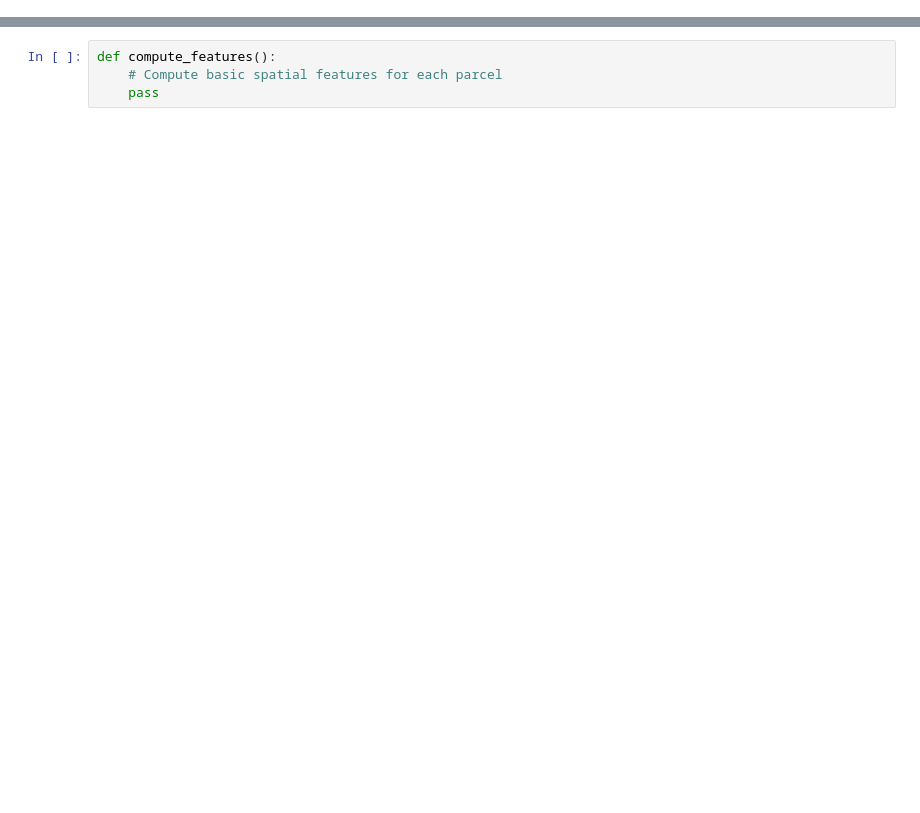
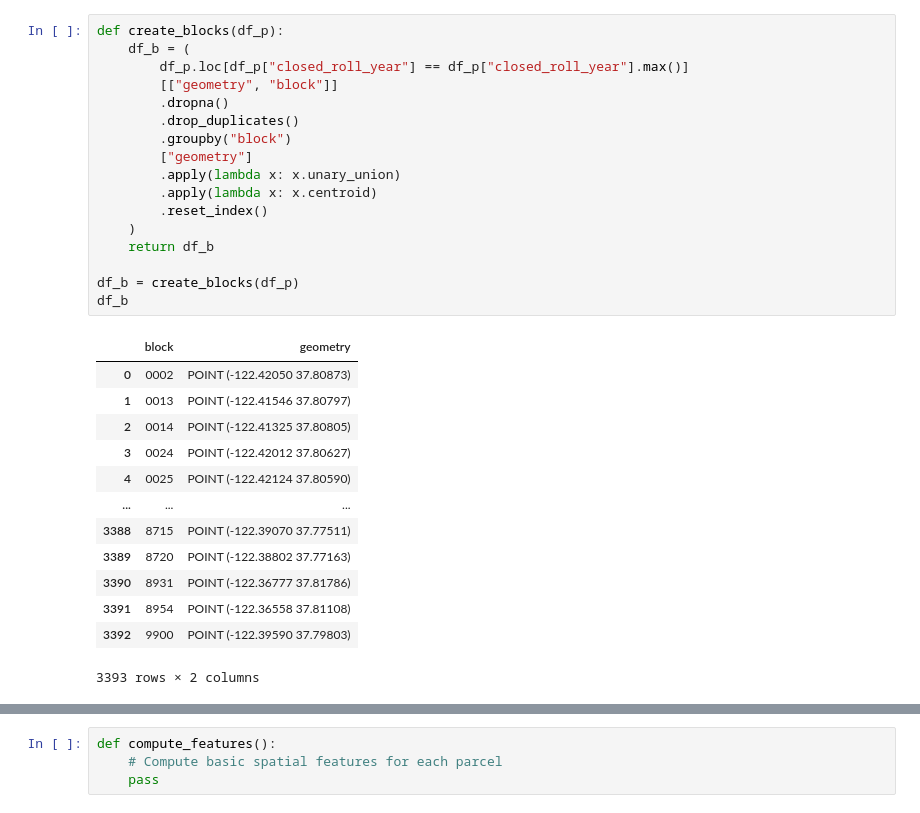
Before and after one commit to gauravsett/sf-eviction-forecasting, a Jupyter notebook: explore.ipynb, the cells around one changed output, grey strips where cells are left out. Drawn from its saved outputs; the diff is of its cells as text; blank space fills up the shorter version.

```diff
--- a/explore.ipynb
+++ b/explore.ipynb
@@ -56,0 +73,31 @@ def build_graph():
+# %%
+def create_blocks(df_p):
+    df_b = (
+        df_p.loc[df_p["closed_roll_year"] == df_p["closed_roll_year"].max()]
+        [["geometry", "block"]]
+        .dropna()
+        .drop_duplicates()
+        .groupby("block")
+        ["geometry"]
+        .apply(lambda x: x.unary_union)
+        .apply(lambda x: x.centroid)
+        .reset_index()
+    )
+    return df_b
+
+df_b = create_blocks(df_p)
+df_b
+# %% [output]
+|  | block | geometry |
+| 0 | 0002 | POINT (-122.42050 37.80873) |
+| 1 | 0013 | POINT (-122.41546 37.80797) |
+| 2 | 0014 | POINT (-122.41325 37.80805) |
+| 3 | 0024 | POINT (-122.42012 37.80627) |
+| 4 | 0025 | POINT (-122.42124 37.80590) |
+| ... | ... | ... |
+| 3388 | 8715 | POINT (-122.39070 37.77511) |
+| 3389 | 8720 | POINT (-122.38802 37.77163) |
+| 3390 | 8931 | POINT (-122.36777 37.81786) |
+| 3391 | 8954 | POINT (-122.36558 37.81108) |
+| 3392 | 9900 | POINT (-122.39590 37.79803) |
+3393 rows × 2 columns
```
Also changed, not shown: parts of 12 cells of this notebook, 1 other file.
